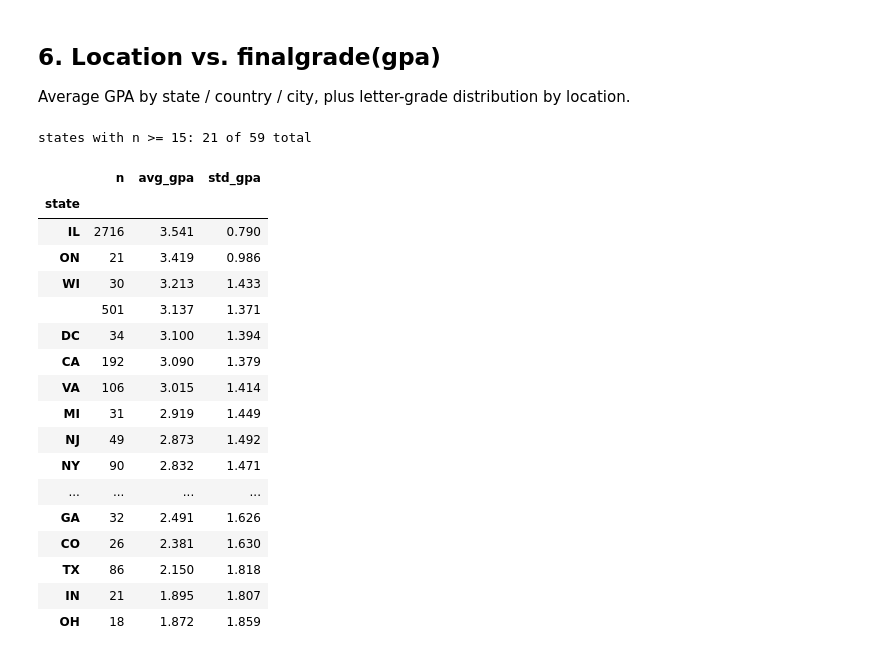
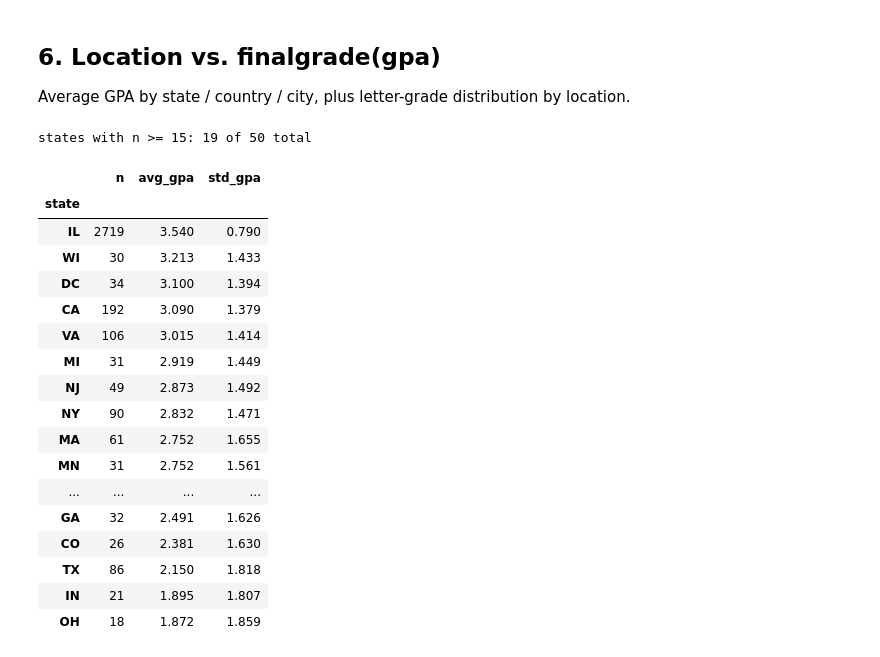
Before and after one commit to Sherry438/NetMath-Data-Analysis, a Jupyter notebook: notebooks/02_location_and_grades.ipynb, the cells around one changed output. Drawn from its saved outputs; the diff is of its cells as text; code cells hidden in the pictures.

```diff
--- a/notebooks/02_location_and_grades.ipynb
+++ b/notebooks/02_location_and_grades.ipynb
@@ -58,7 +62,10 @@ Some `country` is blank for domestic students, so we fill it with "United States
 # %%
 def extract_address_field(addr, field):
     if isinstance(addr, dict):
-        return addr.get(field)
+        value = addr.get(field)
+        if isinstance(value, str):
+            return value.strip() or None  # treat '' as missing
+        return value
     return None
 
 #flatten the address dictionary into separate columns
@@ -72,12 +79,24 @@ df_full["formatted_location"] = df_full["location"].apply(
     lambda loc: loc.get("formatted") if isinstance(loc, dict) else None
 )
 
+# 50 states + DC, territories (PR, GU, VI, AS, MP) and military mail (AA, AE, AP)
+US_STATE_CODES = {
+    "AL", "AK", "AZ", "AR", "CA", "CO", "CT", "DE", "FL", "GA", "HI", "ID", "IL", "IN", "IA",
+    "KS", "KY", "LA", "ME", "MD", "MA", "MI", "MN", "MS", "MO", "MT", "NE", "NV", "NH", "NJ",
+    "NM", "NY", "NC", "ND", "OH", "OK", "OR", "PA", "RI", "SC", "SD", "TN", "TX", "UT", "VT",
+    "VA", "WA", "WV", "WI", "WY", "DC",
+    "PR", "GU", "VI", "AS", "MP", "AA", "AE", "AP",
+}
+STATE_NAME_TO_CODE = {"Illinois": "IL"}  # full names found in the data
+
+df_full["state"] = df_full["state"].replace(STATE_NAME_TO_CODE)
+
 def resolve_country(row):
     country = row["country_raw"]
-    if isinstance(country, str) and country.strip():
-        return country.strip()
-    if isinstance(row["state"], str) and row["state"].strip():
-        return "United States" #fill "United States" if state is a US state
+    if isinstance(country, str):
+        return country
+    if row["state"] in US_STATE_CODES:
+        return "United States" #fill "United States" only if state is a US state
     return None
 
 df_full["country"] = df_full.apply(resolve_country, axis=1)
@@ -258,35 +277,40 @@ Average GPA by state / country / city, plus letter-grade distribution by locatio
 # %%
 MIN_N = 15  # minimum students to trust a location's average GPA
 
-df_analysis = df_student_full[df_student_full["gpa"].notna() & df_student_full["state"].notna()].copy()
+# state-level analysis only makes sense for US students
+df_analysis = df_student_full[
+    df_student_full["gpa"].notna()
+    & df_student_full["state"].notna()
+    & (df_student_full["country"] == "United States")
+].copy()
 
 def gpa_by_group(df, group_col, min_n=MIN_N):
     g = (
         df.groupby(group_col)["gpa"]
         .agg(n="count", avg_gpa="mean", std_gpa="std")
         .sort_values("avg_gpa", ascending=False)
     )
     g["avg_gpa"] = g["avg_gpa"].round(3)
     g["std_gpa"] = g["std_gpa"].round(3)
     return g[g["n"] >= min_n]
 
 gpa_by_state = gpa_by_group(df_analysis, "state")
 print(f"states with n >= {MIN_N}: {len(gpa_by_state)} of {df_analysis['state'].nunique()} total")
 gpa_by_state
 # %% [output]
-states with n >= 15: 21 of 59 total
+states with n >= 15: 19 of 50 total
 |  | n | avg_gpa | std_gpa |
 | state |  |  |  |
-| IL | 2716 | 3.541 | 0.790 |
-| ON | 21 | 3.419 | 0.986 |
+| IL | 2719 | 3.540 | 0.790 |
 | WI | 30 | 3.213 | 1.433 |
-|  | 501 | 3.137 | 1.371 |
 | DC | 34 | 3.100 | 1.394 |
 | CA | 192 | 3.090 | 1.379 |
 | VA | 106 | 3.015 | 1.414 |
 | MI | 31 | 2.919 | 1.449 |
 | NJ | 49 | 2.873 | 1.492 |
 | NY | 90 | 2.832 | 1.471 |
+| MA | 61 | 2.752 | 1.655 |
+| MN | 31 | 2.752 | 1.561 |
 | ... | ... | ... | ... |
 | GA | 32 | 2.491 | 1.626 |
 | CO | 26 | 2.381 | 1.630 |
```
Also changed, not shown: parts of 13 cells of this notebook.
